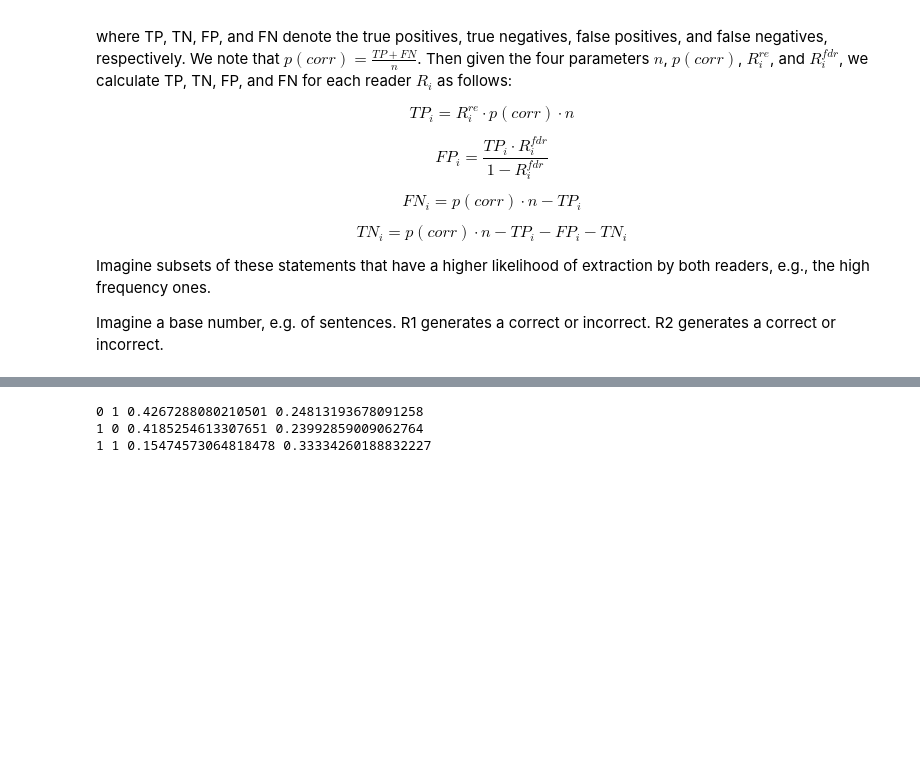
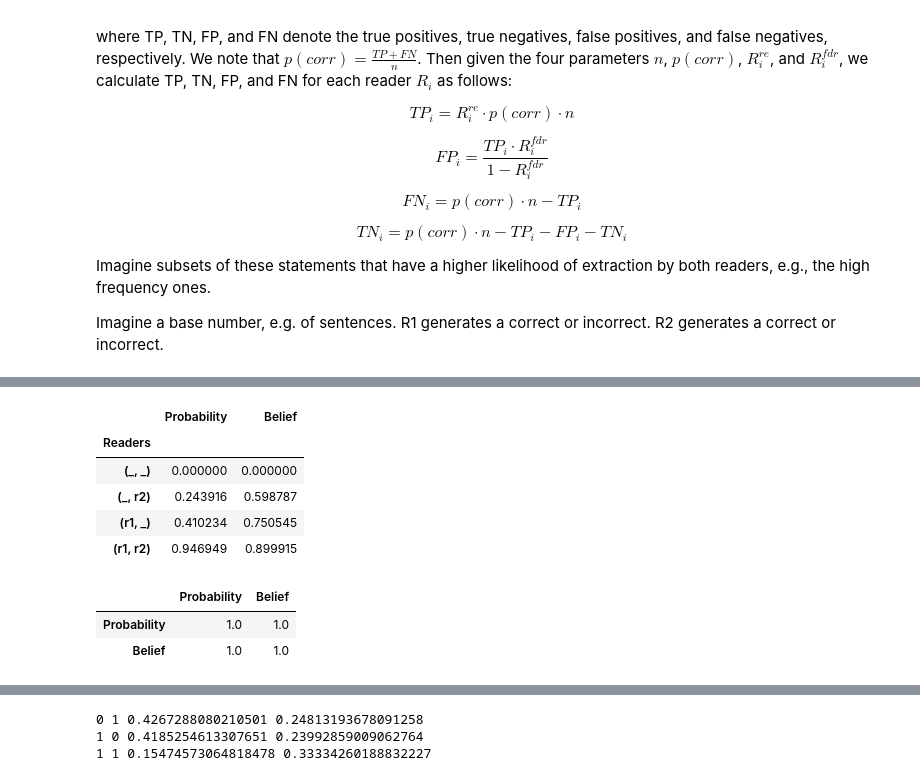
Before and after one commit to sorgerlab/indra_assembly_paper, a Jupyter notebook: notebooks/Belief Prediction.ipynb, the cells around one changed output, grey strips where cells are left out. Saved outputs shown, nothing was run; the diff lists cells and outputs as text; code cells hidden in the pictures; blank space fills up the shorter version.

```diff
--- a/notebooks/Belief Prediction.ipynb
+++ b/notebooks/Belief Prediction.ipynb
@@ -139,10 +139,12 @@ def get_reader_counts_from_stmts(stmts):
                   if col not in ('stmt_num', 'stmt_hash', 'agA_name', 'stmt_type', 'agB_name')}
     return df.astype(dtype_dict)
 
-def get_reader_freq_from_curation(df, col_list, r_abbrevs):
+def get_reader_freq_from_curation(df, col_list, r_abbrevs=None):
     """Build up dictionary of the proportions of each evidence combination in the
        curation dataset. Also return a mapping between the unique evidence combo
        and a dataframe with the curated statements for that combination."""
+    if r_abbrevs is None:
+        r_abbrevs = {c: c for c in col_list}
     df_ev_dict = {}
     total_rows = df.shape[0]
     df_subgroup_dict = {}
@@ -383,6 +385,9 @@ def prob(v, c=None, df=None):
     c_df = df
     for c_var, c_val in c:
         c_df = c_df[c_df[c_var] == c_val]
+    # Handle the case where the conditional event does not occur
+    if len(c_df) == 0:
+        return 0
     vc_df = None
     for v_var, v_val in v:
         if vc_df is None:
@@ -692,0 +675,8 @@ When 0,0 isn't excluded, even perfectly correlated/identical readers variables d
+# %%
+# Problem with this approach--high false positive rate allows readers
+# to be correlated by both returning 1 for a high proportion of negatives
+sim = Simulator(0.2, 1000000, {'r1': (0.25, 0.8),
+                               'r2': (0.4, 0.8),
+                               #'r3': (0.3, 0.4),
+                             })
+df, full_df = sim.simulate()
@@ -692,0 +719,16 @@ When 0,0 isn't excluded, even perfectly correlated/identical readers variables d
+# %%
+cps = sim.corr_probs(df)
+cps
+# %% [output]
+|  | Probability | Belief |
+| Readers |  |  |
+| (_, _) | 0.000000 | 0.000000 |
+| (_, r2) | 0.243916 | 0.598787 |
+| (r1, _) | 0.410234 | 0.750545 |
+| (r1, r2) | 0.946949 | 0.899915 |
+# %%
+cps.corr('spearman')
+# %% [output]
+|  | Probability | Belief |
+| Probability | 1.0 | 1.0 |
+| Belief | 1.0 | 1.0 |
```
Also changed, not shown: parts of 30 cells of this notebook.
